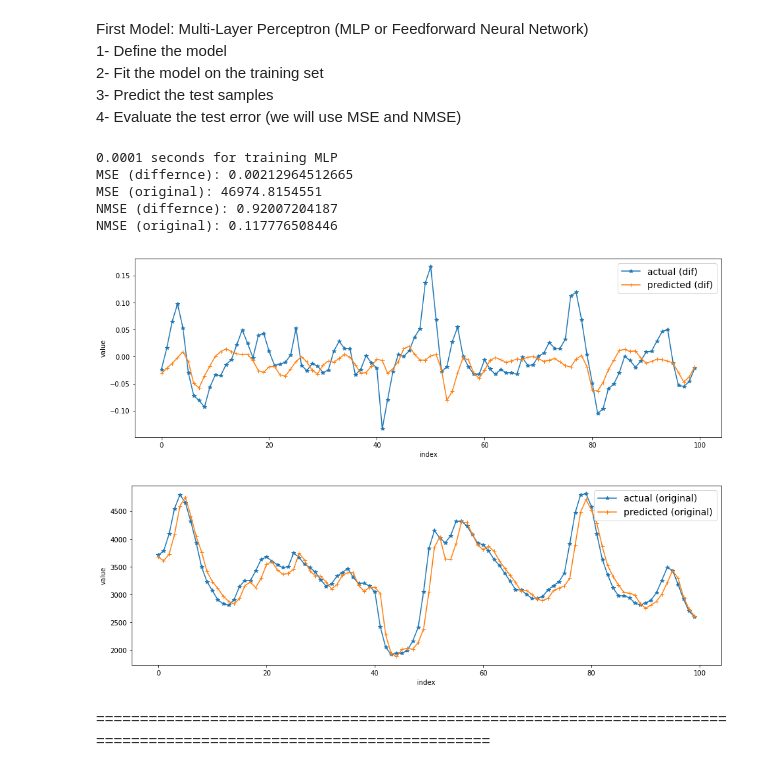
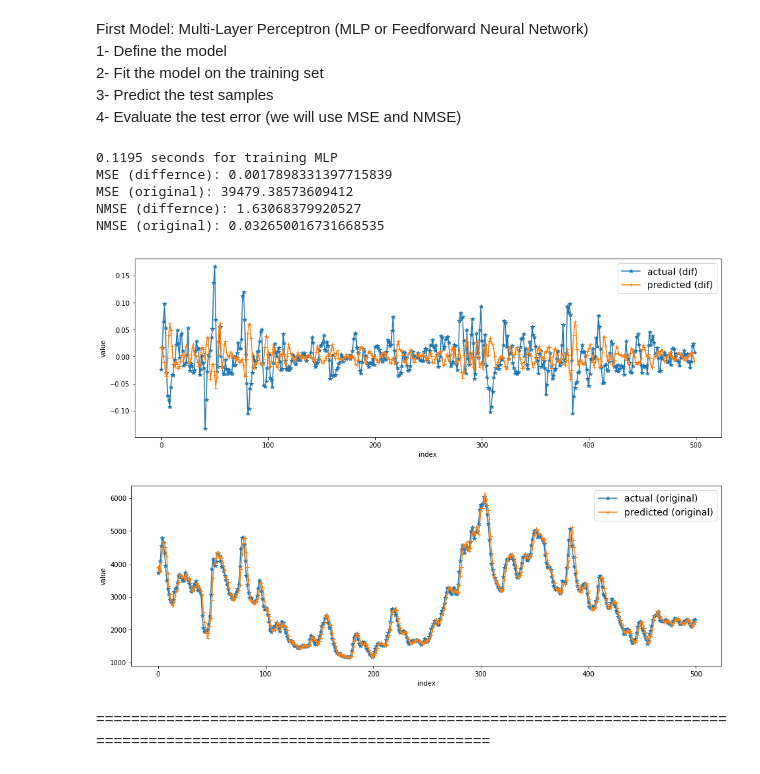
Before and after one commit to Tabrizian/ece1508, a Jupyter notebook: HW9/DataAnalytics_Lab.ipynb, the cells around one changed output. Cells and saved outputs as stored; diff of their text form; code cells hidden in the pictures.

```diff
--- a/HW9/DataAnalytics_Lab.ipynb
+++ b/HW9/DataAnalytics_Lab.ipynb
@@ -155,8 +155,8 @@ data['LABEL'] = data['DIFF']
 # Create train and test dataset
 
 split_index = 3000
-train_num = 700
-test_num = 100
+train_num = 1500
+test_num = 500
 
 features = ['FEATURE_'+str(i) for i in range(1, feature_dimension+1)]
 label = 'LABEL'
@@ -204,41 +204,41 @@ First Model: Multi-Layer Perceptron (MLP or Feedforward Neural Network)
 t1 = time.time()
 
 reg = MLPRegressor(hidden_layer_sizes=(18, 12, 5), solver='sgd')
 reg.fit(train_x, train_y)
 
 t2 = time.time()
-t = (t2-t1)/1000
+t = (t2-t1)
 print('{0:0.4f}'.format(t) + ' seconds for training MLP')
 
 # Predict test samples
 prd_mlp = reg.predict(test_x)
 
 # Reconstruct the time-series from residuals
 rec_mlp = reconstruct(scaler, test_pre, prd_mlp)
 
 # Evaluate the model (calculate the test error MSE)
 mse_dif_mlp = mean_squared_error(test_y, prd_mlp)
 mse_orig_mlp = mean_squared_error(test_orig, rec_mlp)
 print('MSE (differnce): ' + str(mse_dif_mlp))
 print('MSE (original): ' + str(mse_orig_mlp))
 
 # Evaluate the model (calculate the test error NMSE)
 nmse_dif_mlp = mse_dif_mlp/np.var(test_y)
 nmse_orig_mlp = mse_orig_mlp/np.var(test_orig)
 print('NMSE (differnce): ' + str(nmse_dif_mlp))
 print('NMSE (original): ' + str(nmse_orig_mlp))
 
 # Plot the results
 plot_series([test_y, prd_mlp], ['actual (dif)', 'predicted (dif)'])
 plot_series([test_orig, rec_mlp], ['actual (original)', 'predicted (original)'])
 # %% [output]
-0.0001 seconds for training MLP
-MSE (differnce): 0.00212964512665
-MSE (original): 46974.8154551
-NMSE (differnce): 0.92007204187
-NMSE (original): 0.117776508446
+0.1195 seconds for training MLP
+MSE (differnce): 0.0017898331397715839
+MSE (original): 39479.38573609412
+NMSE (differnce): 1.63068379920527
+NMSE (original): 0.032650016731668535
-[figure, old version]
+[figure, new version]
-[figure, old version]
+[figure, new version]
 # %% [markdown]
   =====================================================================================================================
 # %% [markdown]
```
Also changed, not shown: parts of 6 cells of this notebook.
